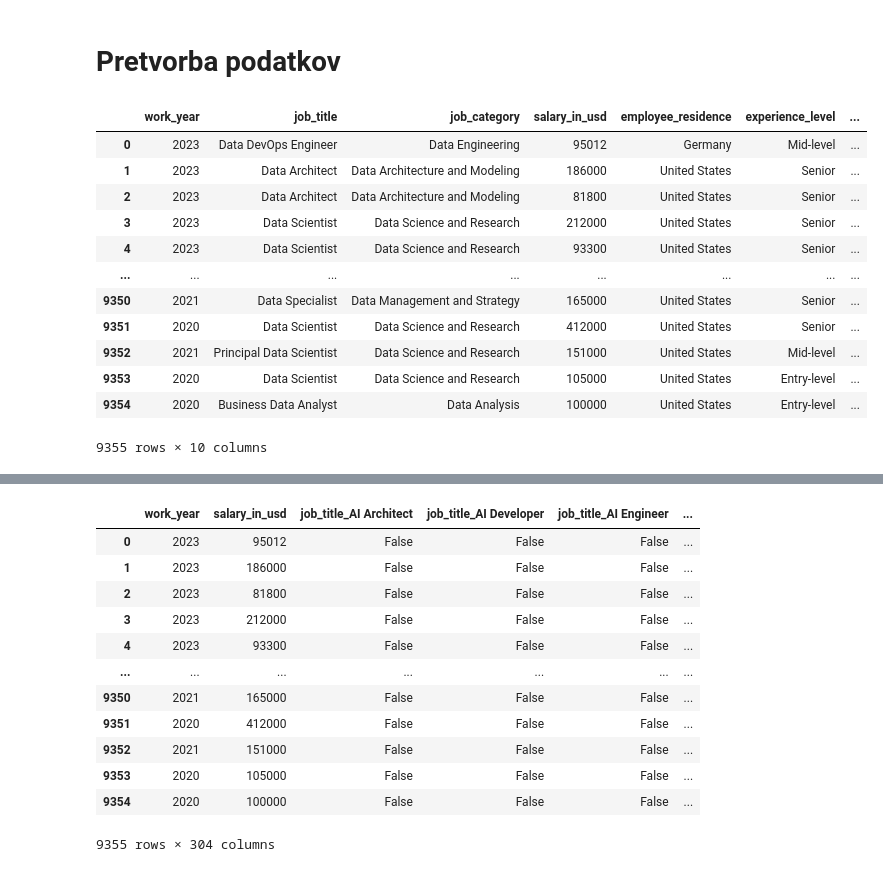
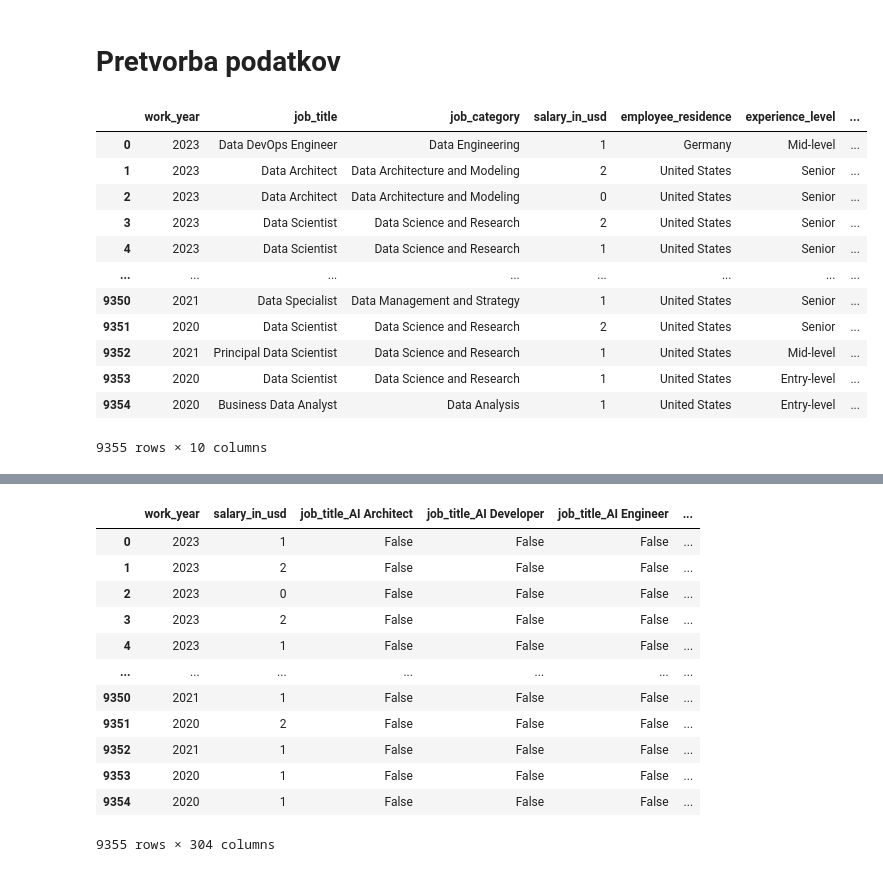
Before and after one commit to StrajnarFilip/UISU-projektna-naloga, a Jupyter notebook: naloga.ipynb, the cells around one changed output, grey strips where cells are left out. Drawn from its saved outputs; the diff is of its cells as text; code cells hidden in the pictures.

```diff
--- a/naloga.ipynb
+++ b/naloga.ipynb
@@ -27,35 +29,36 @@ data
 # %%
 # Odstranim valuto in vrednost plače, saj imam plačo že podano v USD.
 data = data.drop(columns=['salary_currency', 'salary'])
+data['salary_in_usd'] = data['salary_in_usd'].map(lambda salary: 2 if salary > 180_000 else (1 if salary > 90_000 else 0))
 
 # Kategorične podatke označim kot kategorične.
 # Funkcija pandas.get_dummies tip 'object' avtomatsko vzame kot kategorijo,
 # če pustimo 'columns' atribut prazen.
 """
 data['job_title'] = data['job_title'].astype('category')
 data['job_category'] = data['job_category'].astype('category')
 data['employee_residence'] = data['employee_residence'].astype('category')
 data['experience_level'] = data['experience_level'].astype('category')
 data['employment_type'] = data['employment_type'].astype('category')
 data['company_location'] = data['company_location'].astype('category')
 data['company_size'] = data['company_size'].astype('category')
 data['work_setting'] = data['work_setting'].astype('category')
 """
 
 data
 # %% [output]
 |  | work_year | job_title | job_category | salary_in_usd | employee_residence | experience_level | ... |
-| 0 | 2023 | Data DevOps Engineer | Data Engineering | 95012 | Germany | Mid-level | ... |
-| 1 | 2023 | Data Architect | Data Architecture and Modeling | 186000 | United States | Senior | ... |
-| 2 | 2023 | Data Architect | Data Architecture and Modeling | 81800 | United States | Senior | ... |
-| 3 | 2023 | Data Scientist | Data Science and Research | 212000 | United States | Senior | ... |
-| 4 | 2023 | Data Scientist | Data Science and Research | 93300 | United States | Senior | ... |
+| 0 | 2023 | Data DevOps Engineer | Data Engineering | 1 | Germany | Mid-level | ... |
+| 1 | 2023 | Data Architect | Data Architecture and Modeling | 2 | United States | Senior | ... |
+| 2 | 2023 | Data Architect | Data Architecture and Modeling | 0 | United States | Senior | ... |
+| 3 | 2023 | Data Scientist | Data Science and Research | 2 | United States | Senior | ... |
+| 4 | 2023 | Data Scientist | Data Science and Research | 1 | United States | Senior | ... |
 | ... | ... | ... | ... | ... | ... | ... | ... |
-| 9350 | 2021 | Data Specialist | Data Management and Strategy | 165000 | United States | Senior | ... |
-| 9351 | 2020 | Data Scientist | Data Science and Research | 412000 | United States | Senior | ... |
-| 9352 | 2021 | Principal Data Scientist | Data Science and Research | 151000 | United States | Mid-level | ... |
-| 9353 | 2020 | Data Scientist | Data Science and Research | 105000 | United States | Entry-level | ... |
-| 9354 | 2020 | Business Data Analyst | Data Analysis | 100000 | United States | Entry-level | ... |
+| 9350 | 2021 | Data Specialist | Data Management and Strategy | 1 | United States | Senior | ... |
+| 9351 | 2020 | Data Scientist | Data Science and Research | 2 | United States | Senior | ... |
+| 9352 | 2021 | Principal Data Scientist | Data Science and Research | 1 | United States | Mid-level | ... |
+| 9353 | 2020 | Data Scientist | Data Science and Research | 1 | United States | Entry-level | ... |
+| 9354 | 2020 | Business Data Analyst | Data Analysis | 1 | United States | Entry-level | ... |
 9355 rows × 10 columns
 # %%
 data.info()
@@ -83,17 +86,17 @@ data = pandas.get_dummies(data)
 data
 # %% [output]
 |  | work_year | salary_in_usd | job_title_AI Architect | job_title_AI Developer | job_title_AI Engineer | ... |
-| 0 | 2023 | 95012 | False | False | False | ... |
-| 1 | 2023 | 186000 | False | False | False | ... |
-| 2 | 2023 | 81800 | False | False | False | ... |
-| 3 | 2023 | 212000 | False | False | False | ... |
-| 4 | 2023 | 93300 | False | False | False | ... |
+| 0 | 2023 | 1 | False | False | False | ... |
+| 1 | 2023 | 2 | False | False | False | ... |
+| 2 | 2023 | 0 | False | False | False | ... |
+| 3 | 2023 | 2 | False | False | False | ... |
+| 4 | 2023 | 1 | False | False | False | ... |
 | ... | ... | ... | ... | ... | ... | ... |
-| 9350 | 2021 | 165000 | False | False | False | ... |
-| 9351 | 2020 | 412000 | False | False | False | ... |
-| 9352 | 2021 | 151000 | False | False | False | ... |
-| 9353 | 2020 | 105000 | False | False | False | ... |
-| 9354 | 2020 | 100000 | False | False | False | ... |
+| 9350 | 2021 | 1 | False | False | False | ... |
+| 9351 | 2020 | 2 | False | False | False | ... |
+| 9352 | 2021 | 1 | False | False | False | ... |
+| 9353 | 2020 | 1 | False | False | False | ... |
+| 9354 | 2020 | 1 | False | False | False | ... |
 9355 rows × 304 columns
 # %%
 # Razdelim vhodne in izhodne podatke, v tem primeru je izhodni podatek (label) plača v USD.
```
Also changed, not shown: parts of 11 cells of this notebook, 2 other files.
